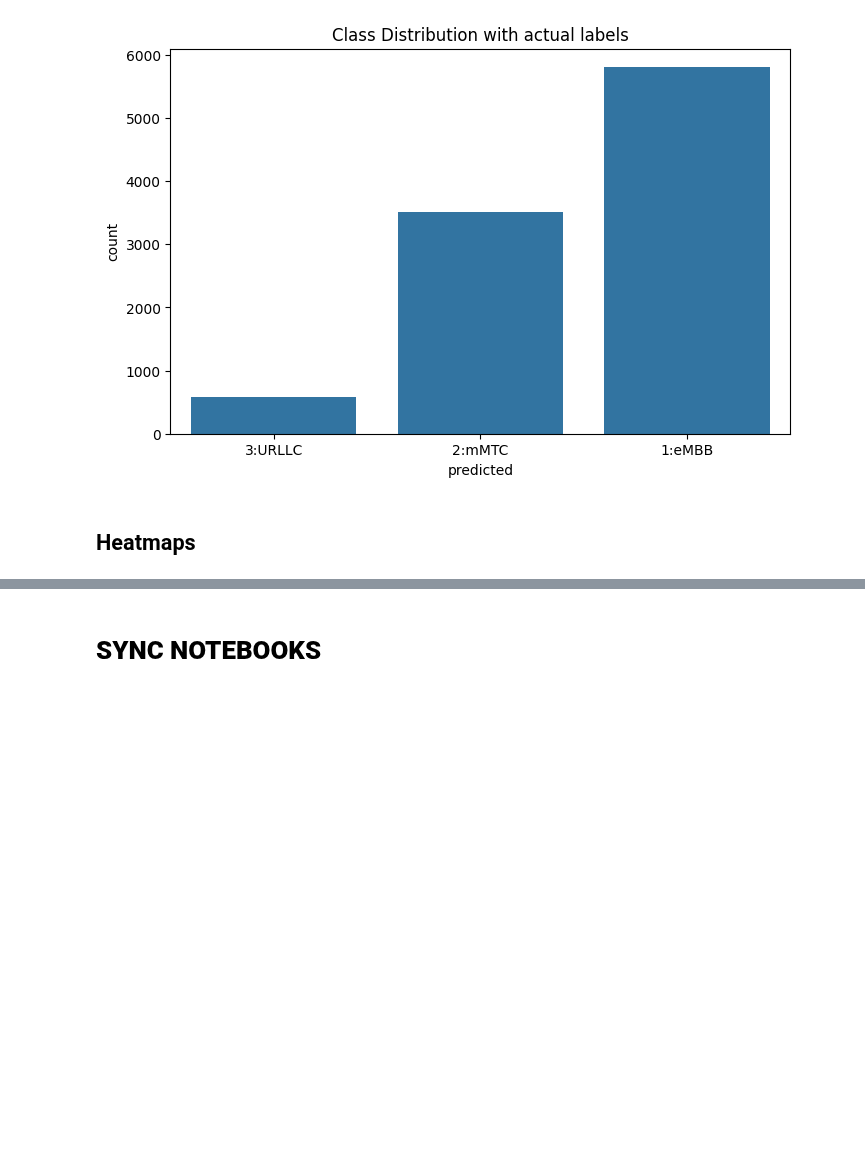
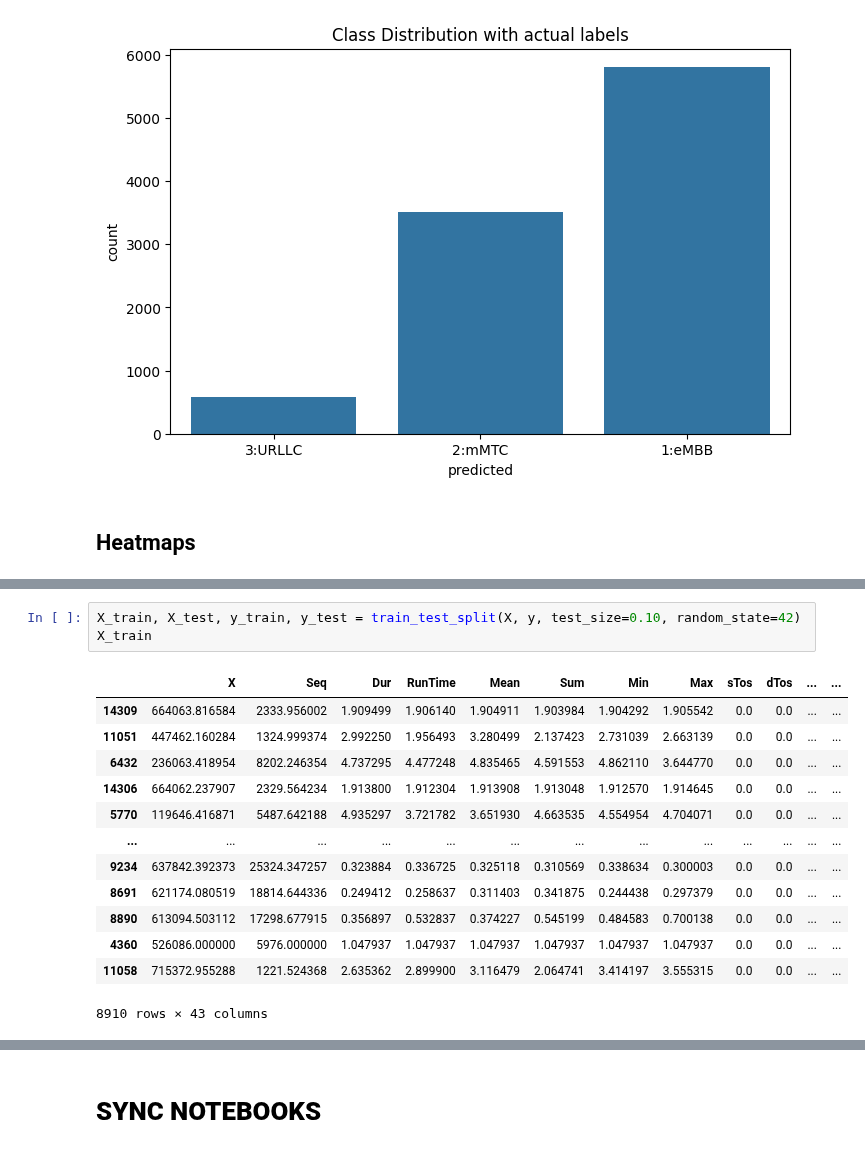
Before and after one commit to sujeshpadhi91/Network-Slicing-with-ML, a Jupyter notebook: Notebooks/NewDataset.ipynb, the cells around one changed output, grey strips where cells are left out. Drawn from its saved outputs; the diff is of its cells as text; blank space fills up the shorter version.

```diff
--- a/Notebooks/NewDataset.ipynb
+++ b/Notebooks/NewDataset.ipynb
@@ -307,0 +343,17 @@ plt.show()
+# %%
+X_train, X_test, y_train, y_test = train_test_split(X, y, test_size=0.10, random_state=42)
+X_train
+# %% [output]
+|  | X | Seq | Dur | RunTime | Mean | Sum | Min | Max | sTos | dTos | ... | ... |
+| 14309 | 664063.816584 | 2333.956002 | 1.909499 | 1.906140 | 1.904911 | 1.903984 | 1.904292 | 1.905542 | 0.0 | 0.0 | ... | ... |
+| 11051 | 447462.160284 | 1324.999374 | 2.992250 | 1.956493 | 3.280499 | 2.137423 | 2.731039 | 2.663139 | 0.0 | 0.0 | ... | ... |
+| 6432 | 236063.418954 | 8202.246354 | 4.737295 | 4.477248 | 4.835465 | 4.591553 | 4.862110 | 3.644770 | 0.0 | 0.0 | ... | ... |
+| 14306 | 664062.237907 | 2329.564234 | 1.913800 | 1.912304 | 1.913908 | 1.913048 | 1.912570 | 1.914645 | 0.0 | 0.0 | ... | ... |
+| 5770 | 119646.416871 | 5487.642188 | 4.935297 | 3.721782 | 3.651930 | 4.663535 | 4.554954 | 4.704071 | 0.0 | 0.0 | ... | ... |
+| ... | ... | ... | ... | ... | ... | ... | ... | ... | ... | ... | ... | ... |
+| 9234 | 637842.392373 | 25324.347257 | 0.323884 | 0.336725 | 0.325118 | 0.310569 | 0.338634 | 0.300003 | 0.0 | 0.0 | ... | ... |
+| 8691 | 621174.080519 | 18814.644336 | 0.249412 | 0.258637 | 0.311403 | 0.341875 | 0.244438 | 0.297379 | 0.0 | 0.0 | ... | ... |
+| 8890 | 613094.503112 | 17298.677915 | 0.356897 | 0.532837 | 0.374227 | 0.545199 | 0.484583 | 0.700138 | 0.0 | 0.0 | ... | ... |
+| 4360 | 526086.000000 | 5976.000000 | 1.047937 | 1.047937 | 1.047937 | 1.047937 | 1.047937 | 1.047937 | 0.0 | 0.0 | ... | ... |
+| 11058 | 715372.955288 | 1221.524368 | 2.635362 | 2.899900 | 3.116479 | 2.064741 | 3.414197 | 3.555315 | 0.0 | 0.0 | ... | ... |
+8910 rows × 43 columns
```
Also changed, not shown: parts of 22 cells of this notebook, 1 other file.
